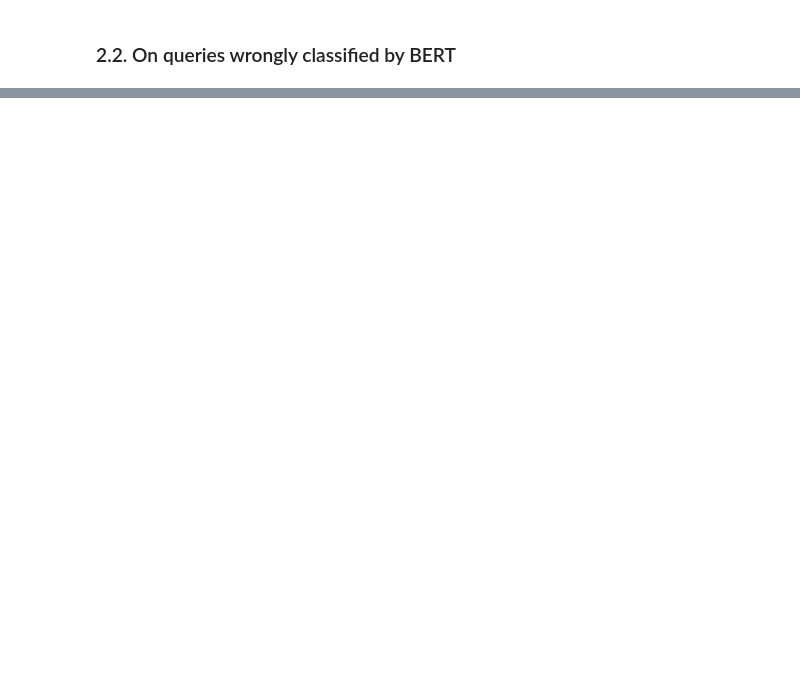
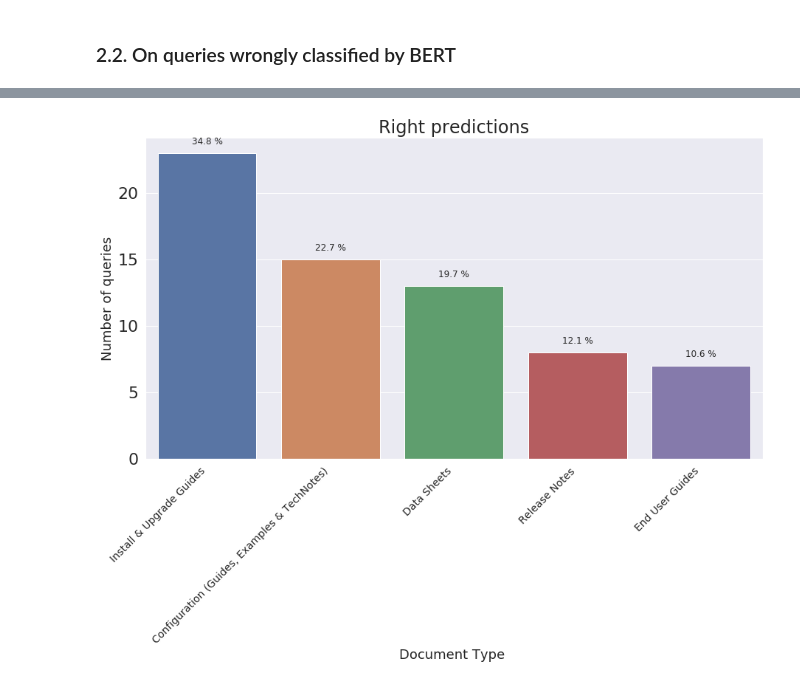
Before and after one commit to ant-louis/netbert, a Jupyter notebook: Code/Extrinsic_evaluation/Classification/BERT_vs_NetBERT_predictions.ipynb, the cells around one changed output, grey strips where cells are left out. Saved outputs shown, nothing was run; the diff lists cells and outputs as text; code cells hidden in the pictures; blank space fills up the shorter version.

```diff
--- a/Code/Extrinsic_evaluation/Classification/BERT_vs_NetBERT_predictions.ipynb
+++ b/Code/Extrinsic_evaluation/Classification/BERT_vs_NetBERT_predictions.ipynb
@@ -126,0 +194,6 @@ plot_confusion_matrix(result['conf_matrix'], )
+# %%
+# Load dataset where NetBERT classified correclty queries that BERT misclassified (analyze improvement).
+df_bert_wrong_netbert_right = load_dataset(dirpath, 'bert_wrong_netbert_right.csv', class_mappings)
+plot_repartition(df_bert_wrong_netbert_right, "Right predictions")
+# %% [output]
+[figure, added]
```
Also changed, not shown: parts of 11 cells of this notebook, 2 other files.
